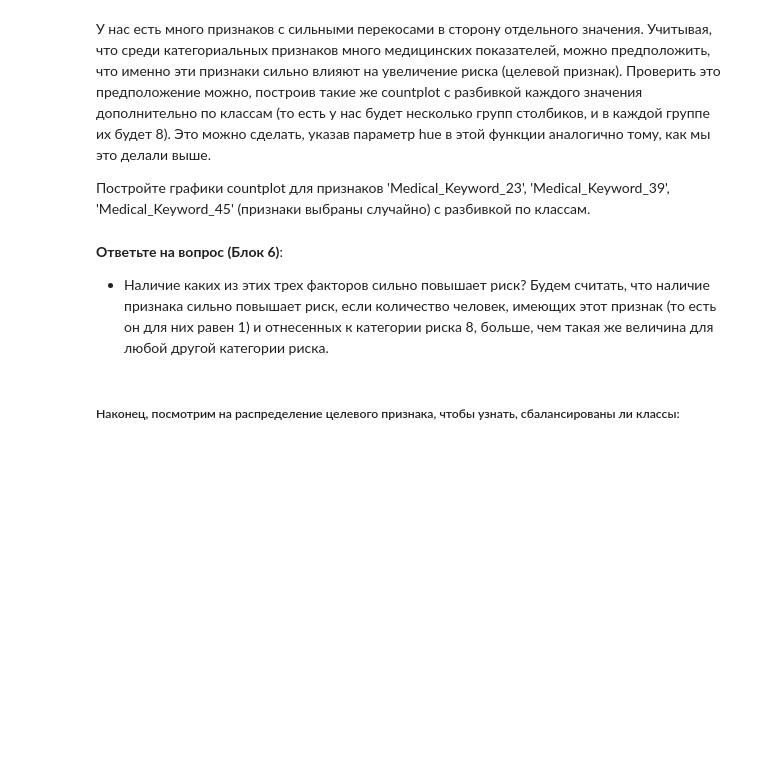
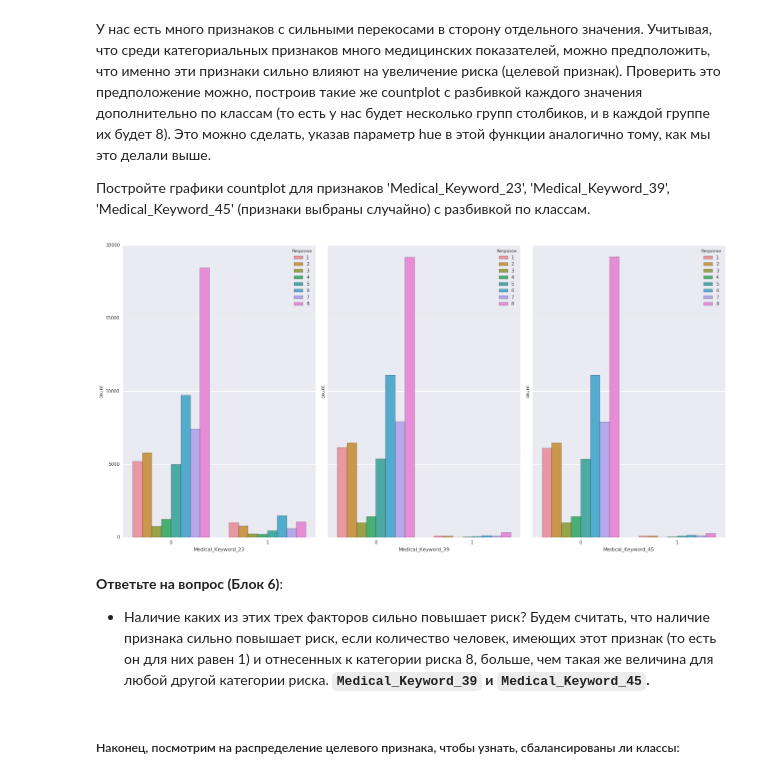
Before and after one commit to politov01/mipt-ya-ml-spec, a Jupyter notebook: Course 3/vizualizatsiia-dannykh/VisualizationPeerReview.ipynb, the cells around one changed output. Saved outputs shown, nothing was run; the diff lists cells and outputs as text; code cells hidden in the pictures; blank space fills up the shorter version.

```diff
--- a/Course 3/vizualizatsiia-dannykh/VisualizationPeerReview.ipynb
+++ b/Course 3/vizualizatsiia-dannykh/VisualizationPeerReview.ipynb
@@ -190,6 +196,13 @@ __Ответьте на вопросы (Блок 5)__:
+# %%
+fig, axes = plt.subplots(1, 3, figsize=(20, 10), sharey=True)
+for i, key in enumerate(("Medical_Keyword_23", "Medical_Keyword_39", "Medical_Keyword_45")):
+    seaborn.countplot(x=key, data=data, ax=axes[i], hue="Response")
+fig.tight_layout()
+# %% [output]
+[figure, added]
 # %% [markdown]
 __Ответьте на вопрос (Блок 6)__:
-* Наличие каких из этих трех факторов сильно повышает риск? Будем считать, что наличие признака сильно повышает риск, если количество человек, имеющих этот признак (то есть он для них равен 1) и отнесенных к категории риска 8, больше, чем такая же величина для любой другой категории риска.
+* Наличие каких из этих трех факторов сильно повышает риск? Будем считать, что наличие признака сильно повышает риск, если количество человек, имеющих этот признак (то есть он для них равен 1) и отнесенных к категории риска 8, больше, чем такая же величина для любой другой категории риска. **`Medical_Keyword_39` и `Medical_Keyword_45`.**
 # %% [markdown]
 ##### Наконец, посмотрим на распределение целевого признака, чтобы узнать, сбалансированы ли классы:
 # %%
```
Also changed, not shown: parts of 22 cells of this notebook.
